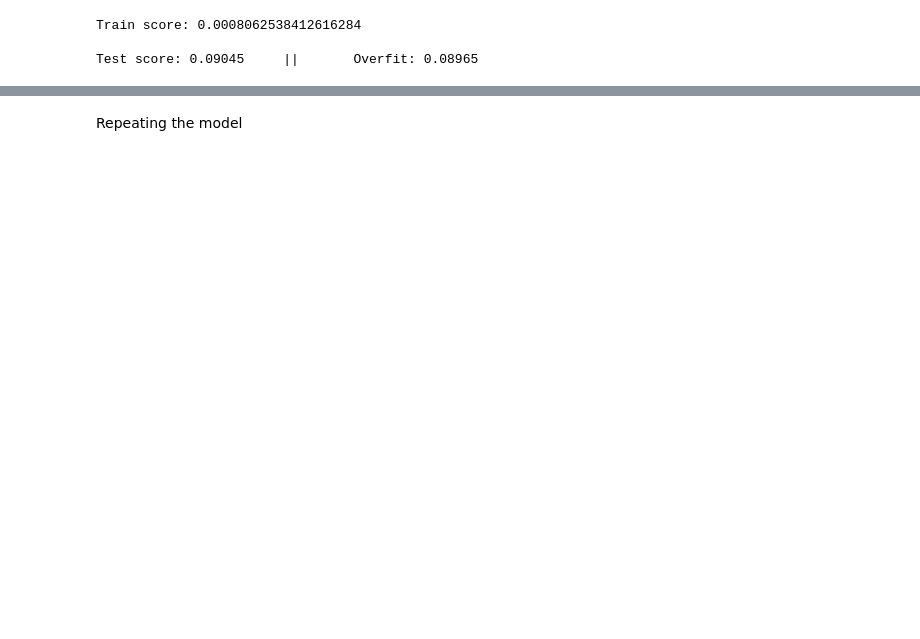
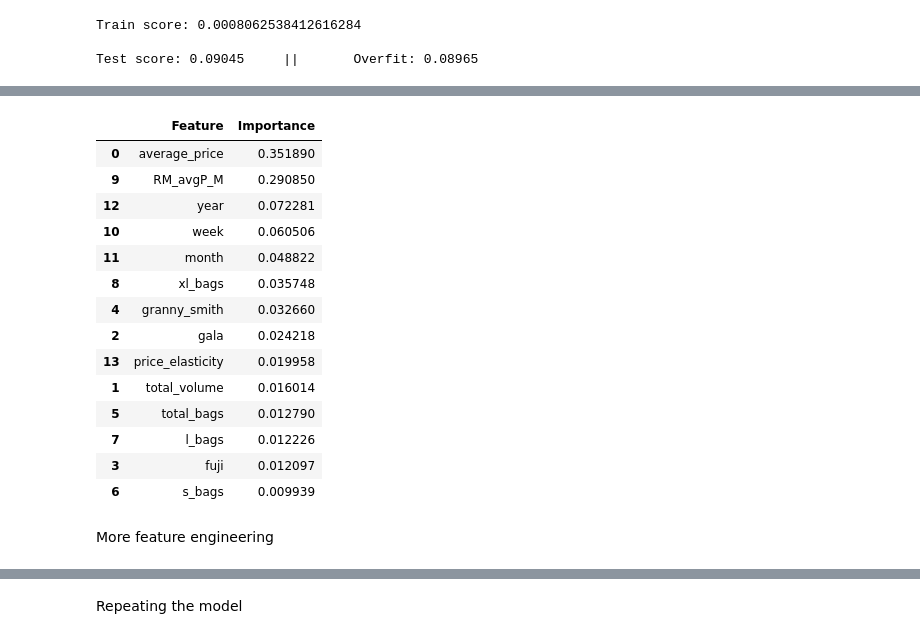
Before and after one commit to marcelomoraiscloser/apple_price, a Jupyter notebook: ApplePricePredictor.ipynb, the cells around one changed output, grey strips where cells are left out. Drawn from its saved outputs; the diff is of its cells as text; code cells hidden in the pictures; blank space fills up the shorter version.

```diff
--- a/ApplePricePredictor.ipynb
+++ b/ApplePricePredictor.ipynb
@@ -488,3 +476,29 @@ df_conv
+# %%
+feature_importances = best_model.regressor_.feature_importances_
+
+feature_importance_df = pd.DataFrame({'Feature': numeric_features_used, 'Importance': feature_importances})
+feature_importance_df = feature_importance_df.sort_values(by='Importance', ascending=False)
+
+# Display the table
+feature_importance_df
+# %% [output]
+|  | Feature | Importance |
+| 0 | average_price | 0.351890 |
+| 9 | RM_avgP_M | 0.290850 |
+| 12 | year | 0.072281 |
+| 10 | week | 0.060506 |
+| 11 | month | 0.048822 |
+| 8 | xl_bags | 0.035748 |
+| 4 | granny_smith | 0.032660 |
+| 2 | gala | 0.024218 |
+| 13 | price_elasticity | 0.019958 |
+| 1 | total_volume | 0.016014 |
+| 5 | total_bags | 0.012790 |
+| 7 | l_bags | 0.012226 |
+| 3 | fuji | 0.012097 |
+| 6 | s_bags | 0.009939 |
+# %% [markdown]
+More feature engineering
 # %%
 #Previous week
 df_conv['week_prev'] = df_conv['week'].shift(1) #All correct except the first
```
Also changed, not shown: parts of 9 cells of this notebook.
